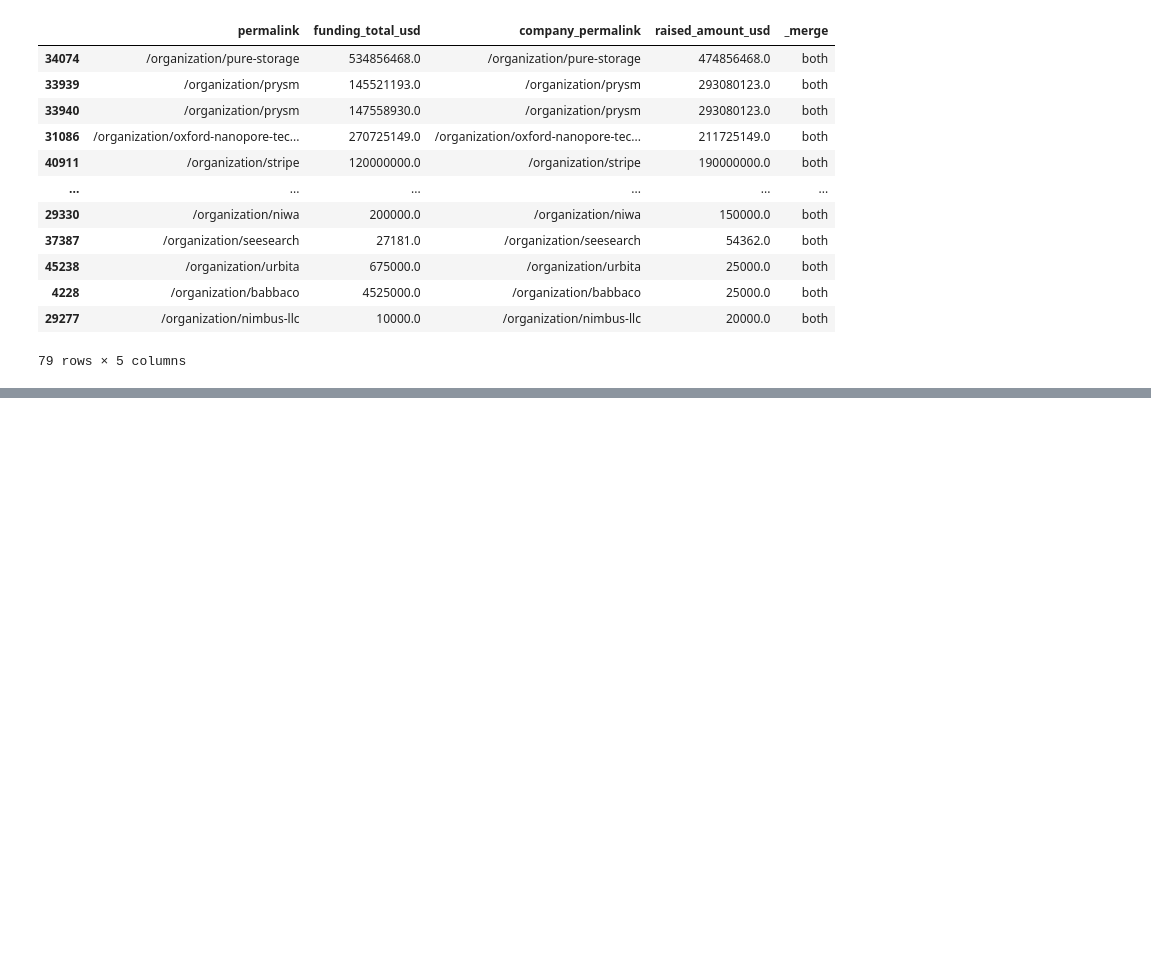
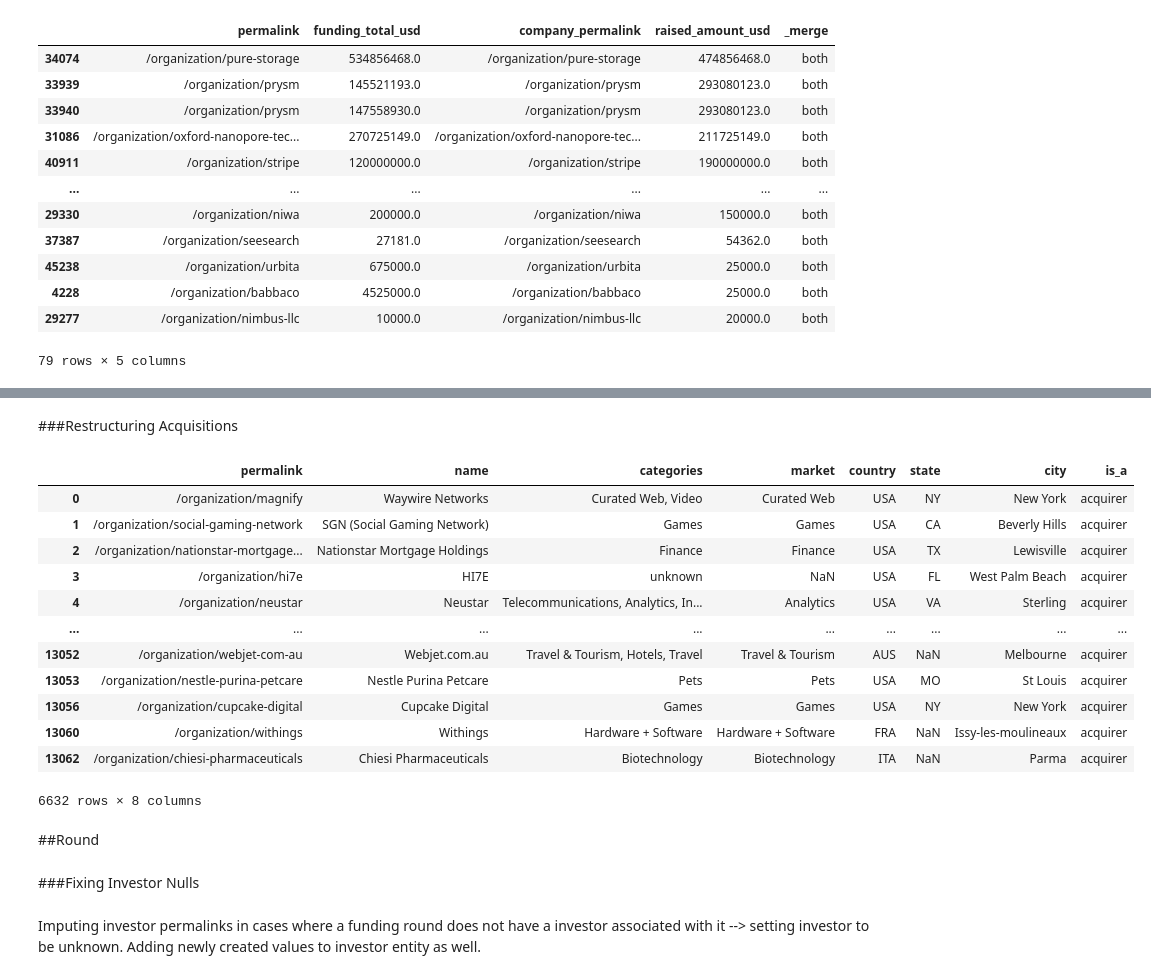
Before and after one commit to lisafrie/Startup-Funding-Analytics, a Jupyter notebook: Data_Exploration_And_Schema_Creation.ipynb, the cells around one changed output, grey strips where cells are left out. Saved outputs shown, nothing was run; the diff lists cells and outputs as text; code cells hidden in the pictures; blank space fills up the shorter version.

```diff
--- a/Data_Exploration_And_Schema_Creation.ipynb
+++ b/Data_Exploration_And_Schema_Creation.ipynb
@@ -972,0 +1093,2 @@ both
+# %%
+acquisitions['acquirer_category_list'] = acquisitions['acquirer_category_list'].apply(lambda x: reformat_lists(x))
@@ -972,0 +1097,8 @@ both
+# %%
+nulls = acquisitions[acquisitions['price_currency_code'].isna()]
+index = nulls.index
+
+for i in index:
+  acquisitions.at[i, 'price_currency_code'] = 'USD'
+
+acquisitions.at[12842, 'price_currency_code'] = 'CNY'
@@ -972,0 +1107,2 @@ both
+# %%
+acquisitions['acquired_at'] = pd.to_datetime(acquisitions['acquired_at'],format='%Y-%m-%d', errors = 'coerce')
@@ -972,0 +1170,30 @@ both
+# %% [markdown]
+###Restructuring Acquisitions
+# %%
+acquirer_entity = acquisitions[['acquirer_permalink', 'acquirer_name', 'acquirer_category_list', 'acquirer_market',  'acquirer_country_code', 'acquirer_state_code', 'acquirer_city']]
+
+#To see which were duplicated
+#acquirer_entity[acquirer_entity.duplicated(subset='acquirer_permalink', keep='first')]
+
+acquirer_entity.insert(7, 'is_a', 'acquirer')
+acquirer_entity = acquirer_entity.drop_duplicates("acquirer_permalink")
+
+
+acquirer_entity = acquirer_entity.rename(columns={'acquirer_permalink': 'permalink', 'acquirer_name': 'name','acquirer_category_list': 'categories', 'acquirer_market': 'market', 'acquirer_country_code': 'country', 'acquirer_state_code': 'state', 'acquirer_city': 'city'})
+acquirer_entity
+# %% [output]
+|  | permalink | name | categories | market | country | state | city | is_a |
+| 0 | /organization/magnify | Waywire Networks | Curated Web, Video | Curated Web | USA | NY | New York | acquirer |
+| 1 | /organization/social-gaming-network | SGN (Social Gaming Network) | Games | Games | USA | CA | Beverly Hills | acquirer |
+| 2 | /organization/nationstar-mortgage... | Nationstar Mortgage Holdings | Finance | Finance | USA | TX | Lewisville | acquirer |
+| 3 | /organization/hi7e | HI7E | unknown | NaN | USA | FL | West Palm Beach | acquirer |
+| 4 | /organization/neustar | Neustar | Telecommunications, Analytics, In... | Analytics | USA | VA | Sterling | acquirer |
+| ... | ... | ... | ... | ... | ... | ... | ... | ... |
+| 13052 | /organization/webjet-com-au | Webjet.com.au | Travel & Tourism, Hotels, Travel | Travel & Tourism | AUS | NaN | Melbourne | acquirer |
+| 13053 | /organization/nestle-purina-petcare | Nestle Purina Petcare | Pets | Pets | USA | MO | St Louis | acquirer |
+| 13056 | /organization/cupcake-digital | Cupcake Digital | Games | Games | USA | NY | New York | acquirer |
+| 13060 | /organization/withings | Withings | Hardware + Software | Hardware + Software | FRA | NaN | Issy-les-moulineaux | acquirer |
+| 13062 | /organization/chiesi-pharmaceuticals | Chiesi Pharmaceuticals | Biotechnology | Biotechnology | ITA | NaN | Parma | acquirer |
+6632 rows × 8 columns
+# %% [markdown]
+##Round
@@ -972,0 +1202,4 @@ both
+# %% [markdown]
+###Fixing Investor Nulls
+# %% [markdown]
+Imputing investor permalinks in cases where a funding round does not have a investor associated with it --> setting investor to be unknown. Adding newly created values to investor entity as well.
```
Also changed, not shown: parts of 74 cells of this notebook, 13 other files.
